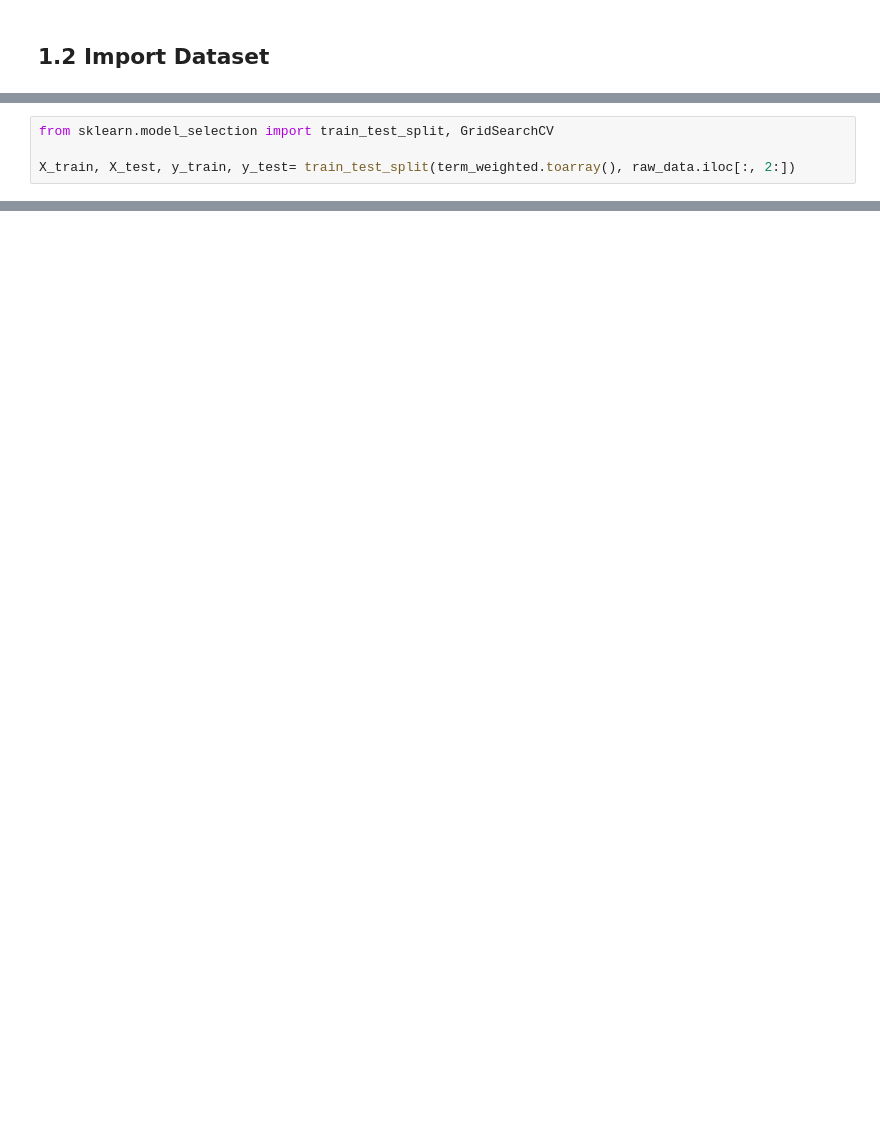
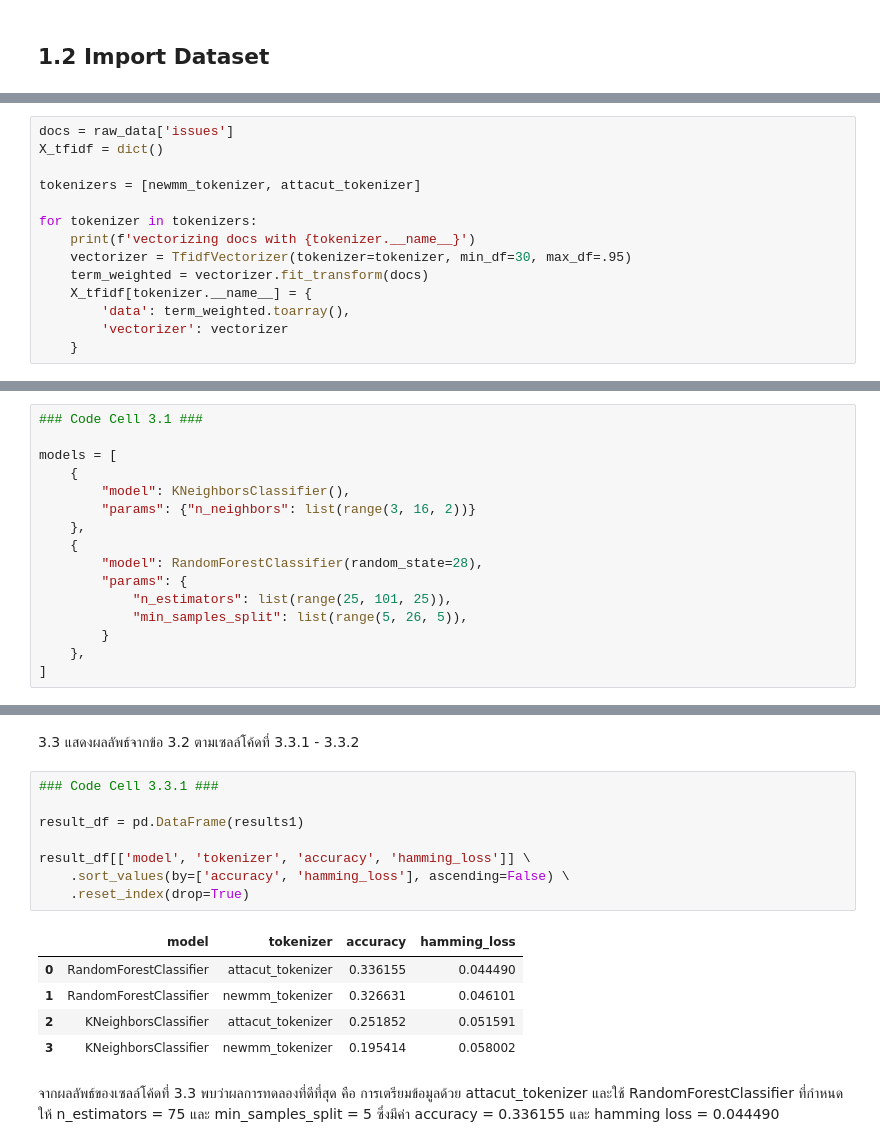
Before and after one commit to tjthanapat/ds4biz-assignment-2, a Jupyter notebook: Task 2 - Traffy Fondue Ticket Classification/task2.ipynb, the cells around one changed output, grey strips where cells are left out. Saved outputs shown, nothing was run; the diff lists cells and outputs as text; blank space fills up the shorter version.

```diff
--- a/Task 2 - Traffy Fondue Ticket Classification/task2.ipynb
+++ b/Task 2 - Traffy Fondue Ticket Classification/task2.ipynb
@@ -91,4 +46,0 @@ term_weighted = vectorizer.fit_transform(contents)
-# %%
-from sklearn.model_selection import train_test_split, GridSearchCV
-
-X_train, X_test, y_train, y_test= train_test_split(term_weighted.toarray(), raw_data.iloc[:, 2:])
@@ -135,0 +176,14 @@ clf.best_score_
+# %%
+docs = raw_data['issues']
+X_tfidf = dict()
+
+tokenizers = [newmm_tokenizer, attacut_tokenizer]
+
+for tokenizer in tokenizers:
+    print(f'vectorizing docs with {tokenizer.__name__}')
+    vectorizer = TfidfVectorizer(tokenizer=tokenizer, min_df=30, max_df=.95)
+    term_weighted = vectorizer.fit_transform(docs)
+    X_tfidf[tokenizer.__name__] = {
+        'data': term_weighted.toarray(),
+        'vectorizer': vectorizer
+    }
@@ -135,0 +199,16 @@ clf.best_score_
+# %%
+### Code Cell 3.1 ###
+
+models = [
+    {
+        "model": KNeighborsClassifier(),
+        "params": {"n_neighbors": list(range(3, 16, 2))}
+    },
+    {
+        "model": RandomForestClassifier(random_state=28),
+        "params": {
+            "n_estimators": list(range(25, 101, 25)),
+            "min_samples_split": list(range(5, 26, 5)),
+        }
+    },
+]
@@ -135,0 +281,18 @@ clf.best_score_
+# %% [markdown]
+3.3 แสดงผลลัพธ์จากข้อ 3.2 ตามเซลล์โค้ดที่ 3.3.1 - 3.3.2
+# %%
+### Code Cell 3.3.1 ###
+
+result_df = pd.DataFrame(results1)
+
+result_df[['model', 'tokenizer', 'accuracy', 'hamming_loss']] \
+    .sort_values(by=['accuracy', 'hamming_loss'], ascending=False) \
+    .reset_index(drop=True)
+# %% [output]
+|  | model | tokenizer | accuracy | hamming_loss |
+| 0 | RandomForestClassifier | attacut_tokenizer | 0.336155 | 0.044490 |
+| 1 | RandomForestClassifier | newmm_tokenizer | 0.326631 | 0.046101 |
+| 2 | KNeighborsClassifier | attacut_tokenizer | 0.251852 | 0.051591 |
+| 3 | KNeighborsClassifier | newmm_tokenizer | 0.195414 | 0.058002 |
+# %% [markdown]
+จากผลลัพธ์ของเซลล์โค้ดที่ 3.3 พบว่าผลการทดลองที่ดีที่สุด คือ การเตรียมข้อมูลด้วย attacut_tokenizer และใช้ RandomForestClassifier ที่กำหนดให้ n_estimators = 75 และ min_samples_split = 5 ซึ่งมีค่า accuracy = 0.336155 และ hamming loss = 0.044490
```
Also changed, not shown: parts of 59 cells of this notebook.
